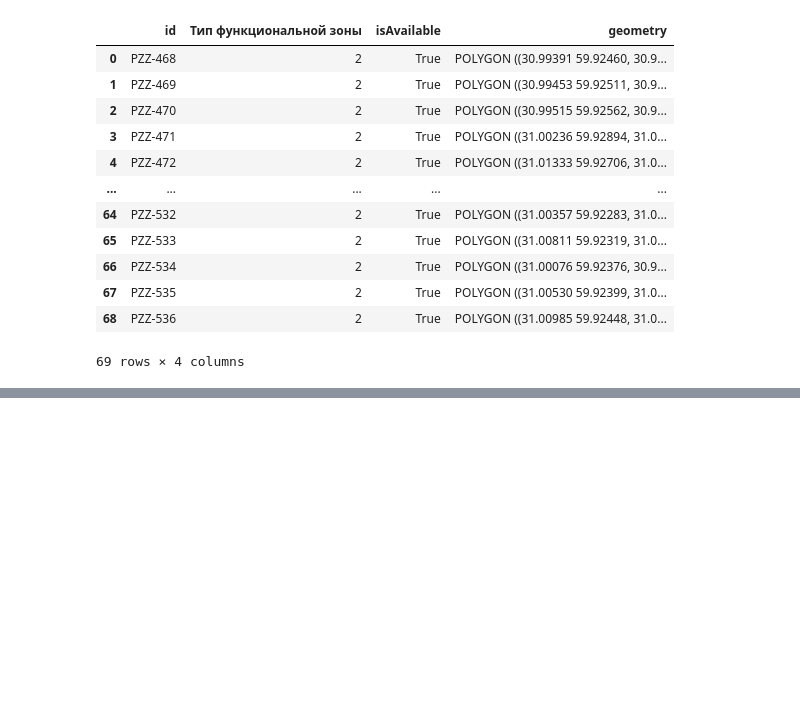
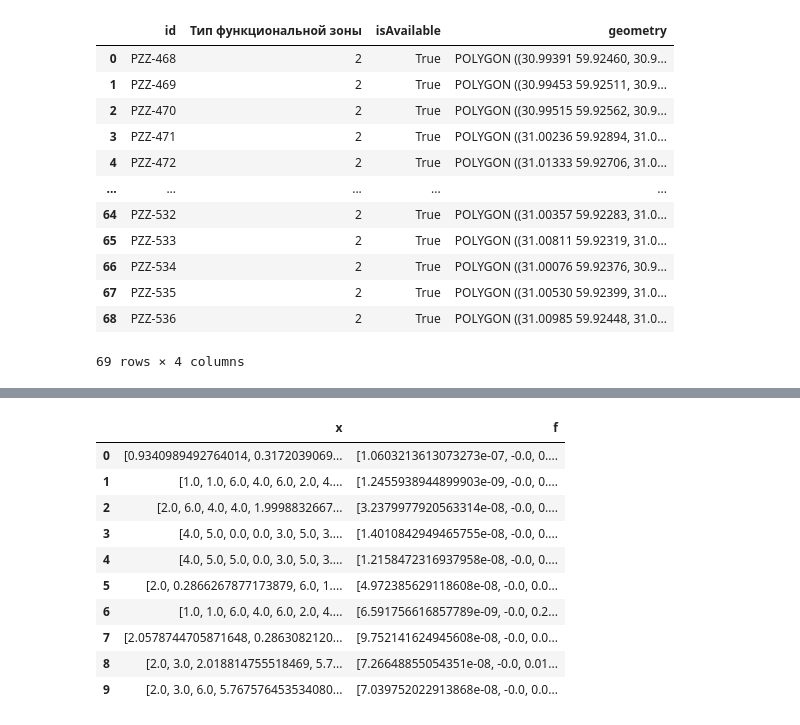
Before and after one commit to vasilstar97/lu-igi, a Jupyter notebook: examples/pipeline.ipynb, the cells around one changed output, grey strips where cells are left out. Drawn from its saved outputs; the diff is of its cells as text; code cells hidden in the pictures; blank space fills up the shorter version.

```diff
--- a/examples/pipeline.ipynb
+++ b/examples/pipeline.ipynb
@@ -105,3 +105,24 @@ best_solutions
+# %%
+population_size = 10
+
+import pandas as pd
+
+pd.DataFrame.from_dict({
+    'x': list(results.X),
+    'f': list(results.F)
+})
+# %% [output]
+|  | x | f |
+| 0 | [0.9340989492764014, 0.3172039069... | [1.0603213613073273e-07, -0.0, 0.... |
+| 1 | [1.0, 1.0, 6.0, 4.0, 6.0, 2.0, 4.... | [1.2455938944899903e-09, -0.0, 0.... |
+| 2 | [2.0, 6.0, 4.0, 4.0, 1.9998832667... | [3.2379977920563314e-08, -0.0, 0.... |
+| 3 | [4.0, 5.0, 0.0, 0.0, 3.0, 5.0, 3.... | [1.4010842949465755e-08, -0.0, 0.... |
+| 4 | [4.0, 5.0, 5.0, 0.0, 3.0, 5.0, 3.... | [1.2158472316937958e-08, -0.0, 0.... |
+| 5 | [2.0, 0.2866267877173879, 6.0, 1.... | [4.972385629118608e-08, -0.0, 0.0... |
+| 6 | [1.0, 1.0, 6.0, 4.0, 6.0, 2.0, 4.... | [6.591756616857789e-09, -0.0, 0.2... |
+| 7 | [2.0578744705871648, 0.2863082120... | [9.752141624945608e-08, -0.0, 0.0... |
+| 8 | [2.0, 3.0, 2.018814755518469, 5.7... | [7.26648855054351e-08, -0.0, 0.01... |
+| 9 | [2.0, 3.0, 6.0, 5.767576453534080... | [7.039752022913868e-08, -0.0, 0.0... |
 # %%
 for fitness_type, d in best_solutions.items():
     X,f = d.values()
```
Also changed, not shown: parts of 4 cells of this notebook, 5 other files.
